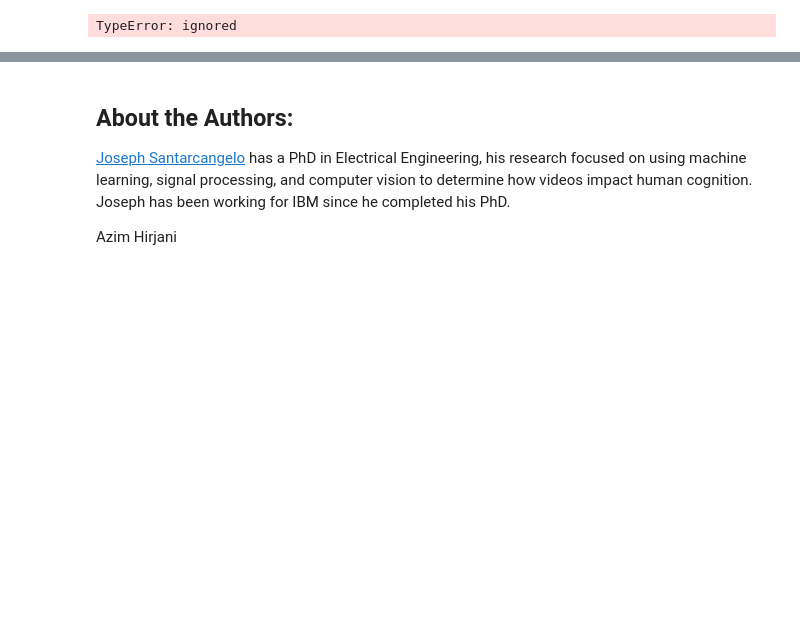
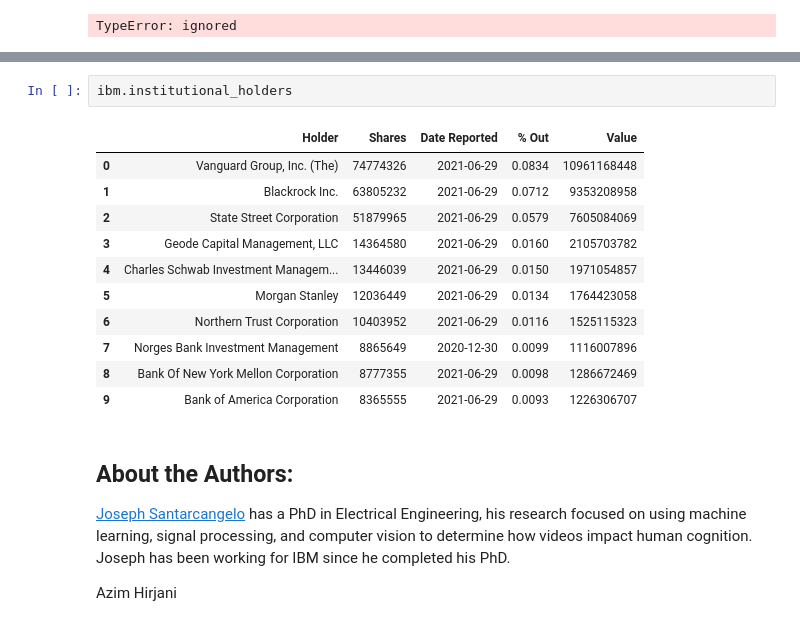
Before and after one commit to A-Alexandrov2021/Projects, a Jupyter notebook: Final_Assignment_Library_new_Apple.ipynb, the cells around one changed output, grey strips where cells are left out. Cells and saved outputs as stored; diff of their text form; blank space fills up the shorter version.

```diff
--- a/Final_Assignment_Library_new_Apple.ipynb
+++ b/Final_Assignment_Library_new_Apple.ipynb
@@ -381,3 +394,17 @@ TypeError: ignored
+# %%
+ibm.institutional_holders
+# %% [output]
+|  | Holder | Shares | Date Reported | % Out | Value |
+| 0 | Vanguard Group, Inc. (The) | 74774326 | 2021-06-29 | 0.0834 | 10961168448 |
+| 1 | Blackrock Inc. | 63805232 | 2021-06-29 | 0.0712 | 9353208958 |
+| 2 | State Street Corporation | 51879965 | 2021-06-29 | 0.0579 | 7605084069 |
+| 3 | Geode Capital Management, LLC | 14364580 | 2021-06-29 | 0.0160 | 2105703782 |
+| 4 | Charles Schwab Investment Managem... | 13446039 | 2021-06-29 | 0.0150 | 1971054857 |
+| 5 | Morgan Stanley | 12036449 | 2021-06-29 | 0.0134 | 1764423058 |
+| 6 | Northern Trust Corporation | 10403952 | 2021-06-29 | 0.0116 | 1525115323 |
+| 7 | Norges Bank Investment Management | 8865649 | 2020-12-30 | 0.0099 | 1116007896 |
+| 8 | Bank Of New York Mellon Corporation | 8777355 | 2021-06-29 | 0.0098 | 1286672469 |
+| 9 | Bank of America Corporation | 8365555 | 2021-06-29 | 0.0093 | 1226306707 |
 # %% [markdown]
 <h2>About the Authors:</h2>
 
```
Also changed, not shown: parts of 3 cells of this notebook.
